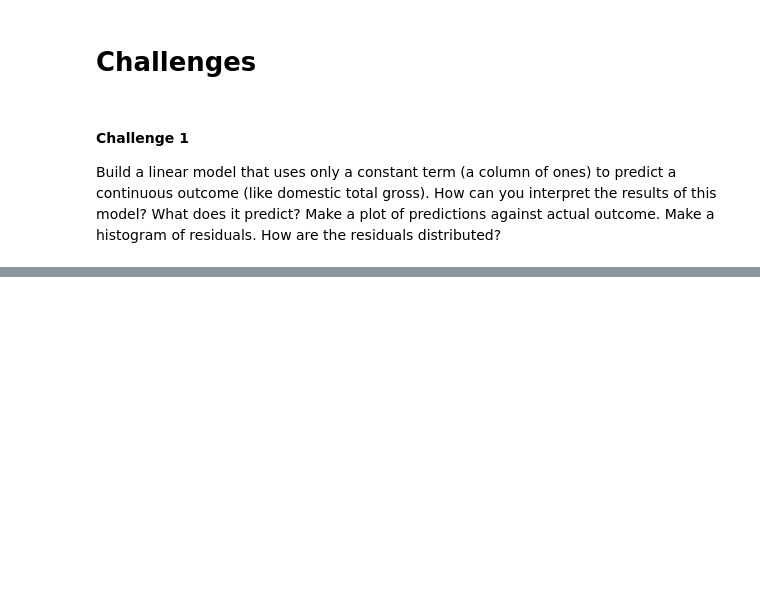
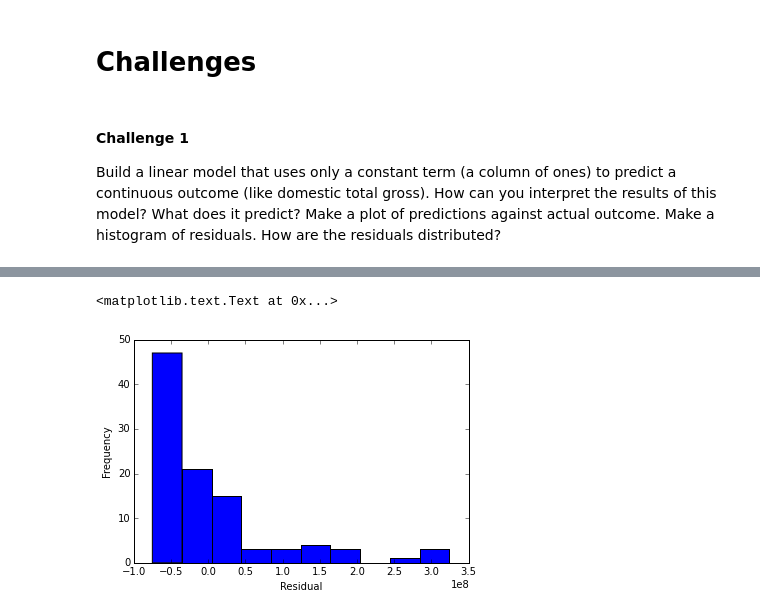
Before and after one commit to jstnstwrt/linear-regression-exercises, a Jupyter notebook: linear_regression_exercises.ipynb, the cells around one changed output, grey strips where cells are left out. Drawn from its saved outputs; the diff is of its cells as text; code cells hidden in the pictures; blank space fills up the shorter version.

```diff
--- a/linear_regression_exercises.ipynb
+++ b/linear_regression_exercises.ipynb
@@ -25,0 +36,7 @@ plt.scatter()
+# %%
+plt.hist(y-preds)
+plt.ylabel('Frequency')
+plt.xlabel('Residual')
+# %% [output]
+<matplotlib.text.Text at 0x...>
+[figure, added]
```
Also changed, not shown: parts of 13 cells of this notebook.
